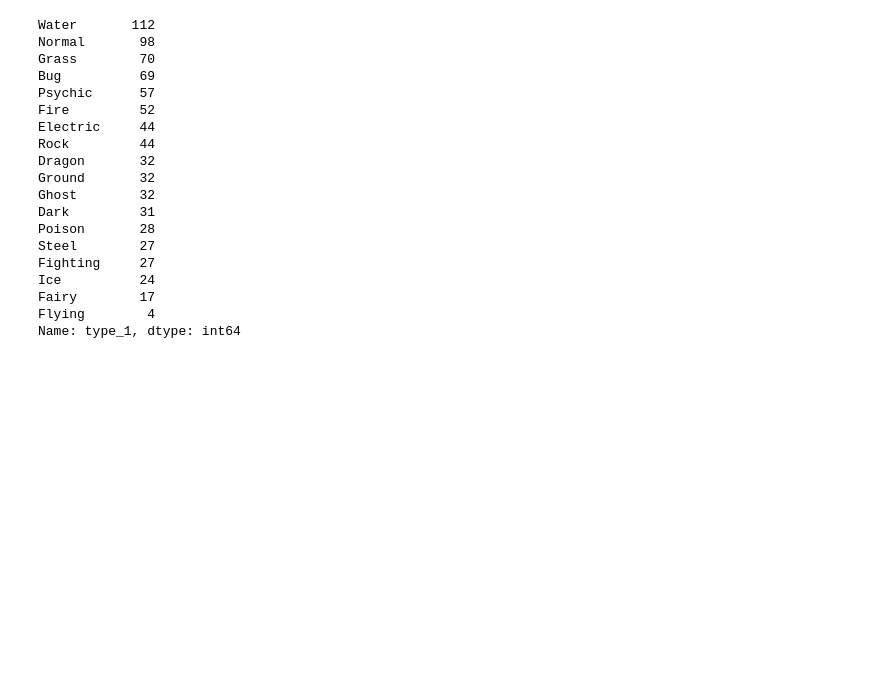
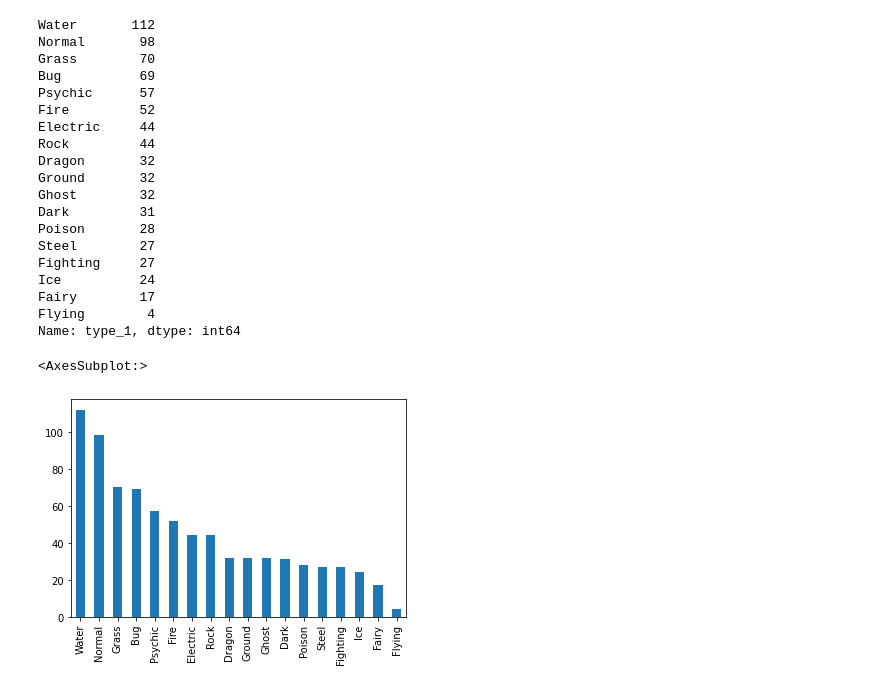
Before and after one commit to CarolinaMargiotti/pokemonEDA, a Jupyter notebook: testecomdataset.ipynb, the cells around one changed output. Cells and saved outputs as stored; diff of their text form; code cells hidden in the pictures; blank space fills up the shorter version.

```diff
--- a/testecomdataset.ipynb
+++ b/testecomdataset.ipynb
@@ -49,7 +49,8 @@ Name: type_1, dtype: object
 #### Dados de tipagem
 mostra abaixo a quantidade de pokemons que correspondem a cada tipagem primaria.
 # %%
-pokemonData.type_1.value_counts()
+pokemonTypeCount = pokemonData.type_1.value_counts()
+pokemonTypeCount
 # %% [output]
 Water       112
 Normal       98
@@ -70,3 +71,8 @@ Ice          24
 Fairy        17
 Flying        4
 Name: type_1, dtype: int64
+# %%
+pokemonTypeCount.plot.bar()
+# %% [output]
+<AxesSubplot:>
+[figure, added]
```
Also changed, not shown: parts of 12 cells of this notebook, 1 other file.
